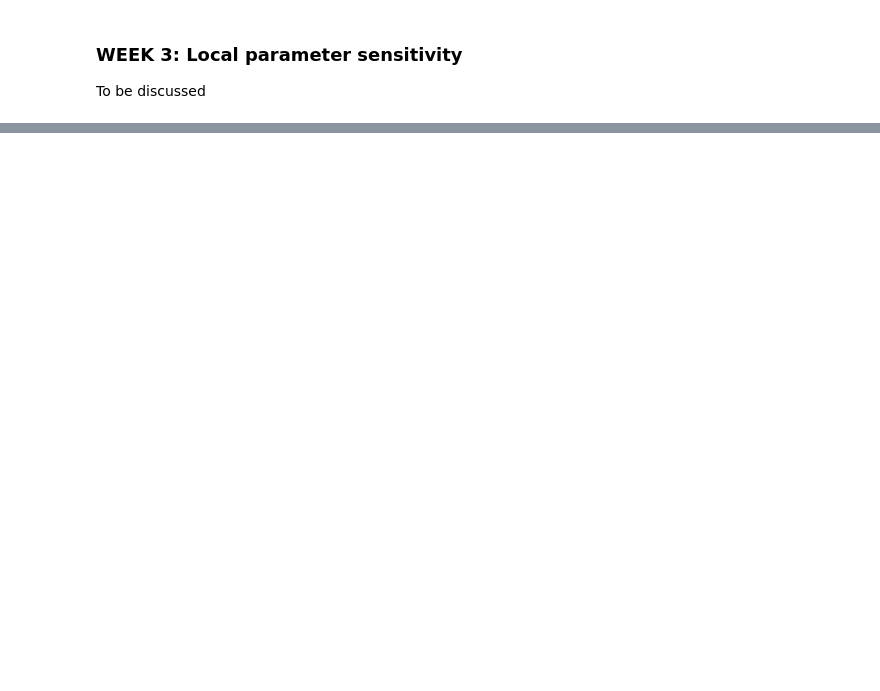
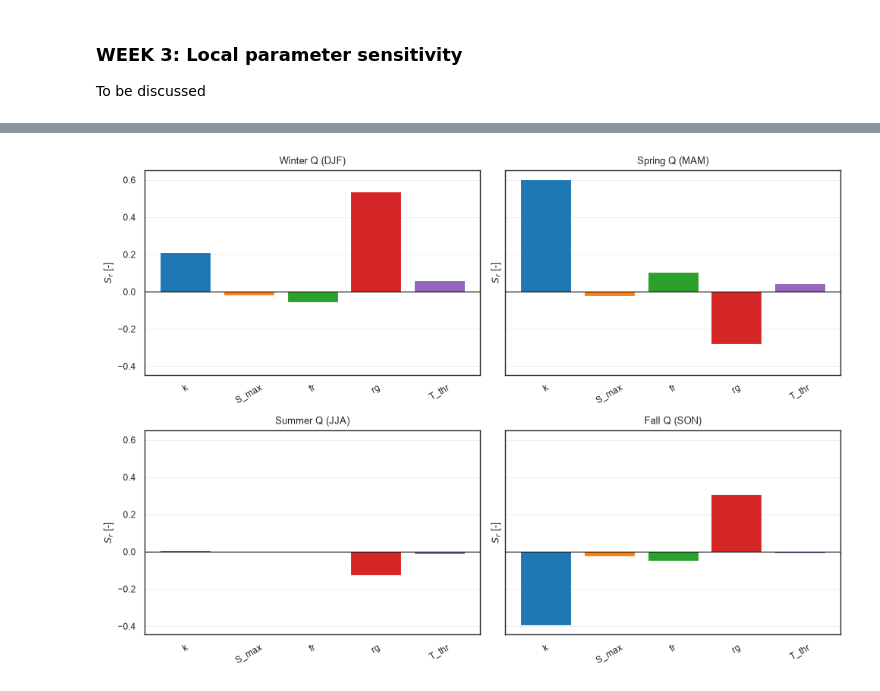
Before and after one commit to Uemac001/watershed_ex2, a Jupyter notebook: gsteig_run.ipynb, the cells around one changed output, grey strips where cells are left out. Saved outputs shown, nothing was run; the diff lists cells and outputs as text; code cells hidden in the pictures; blank space fills up the shorter version.

Commit message:
seasonal change

```diff
--- a/gsteig_run.ipynb
+++ b/gsteig_run.ipynb
@@ -976,0 +994,7 @@ optimizer.local_sensitivity_analysis()
+# %%
+from bucket_model_plotter import plot_seasonal_sensitivity  # 2x2 bar charts, one per season
+
+seasonal_sens = optimizer.seasonal_sensitivity_analysis(percent_change=5)
+plot_seasonal_sensitivity(seasonal_sens)
+# %% [output]
+[figure, added]
```
Also changed, not shown: parts of 11 cells of this notebook, 2 other files.
